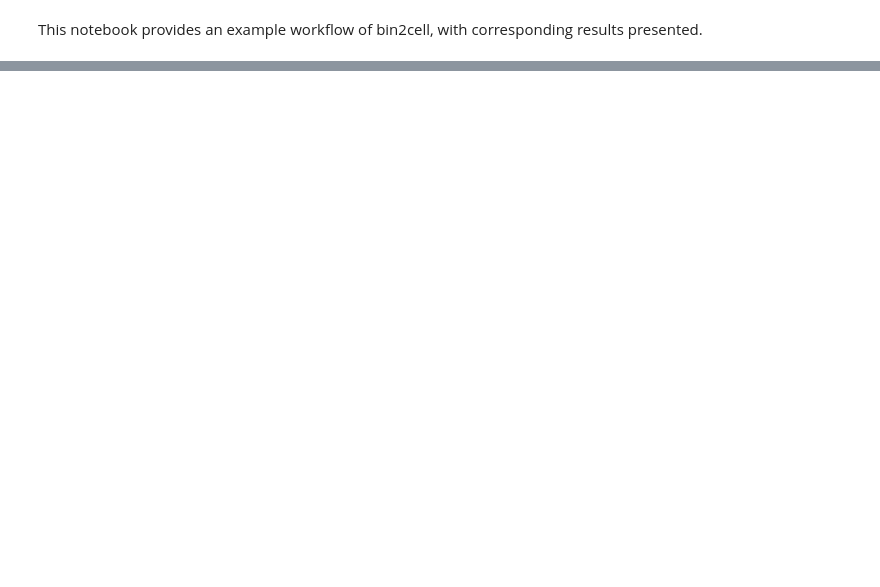
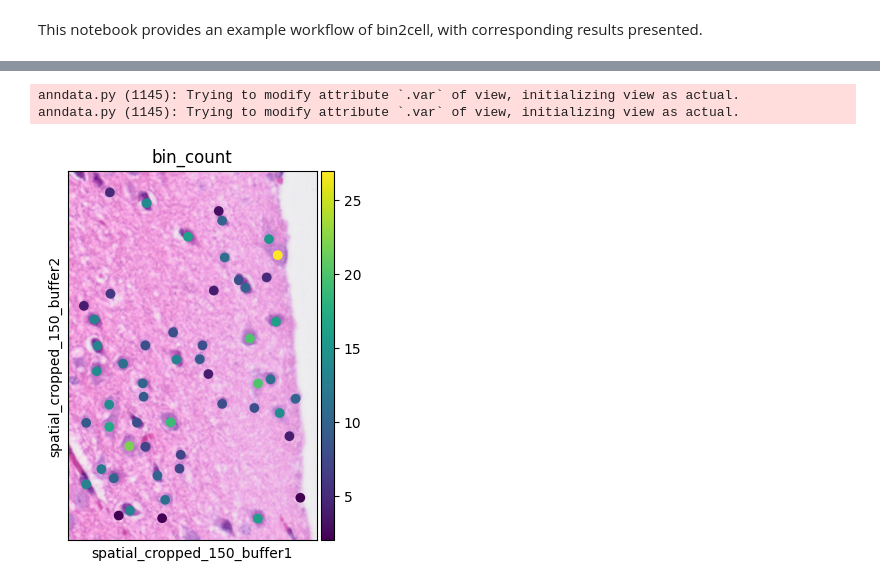
Before and after one commit to danielchen05/hicks-lab-personal, a Jupyter notebook: bin2cellpractice.ipynb, the cells around one changed output, grey strips where cells are left out. Drawn from its saved outputs; the diff is of its cells as text; code cells hidden in the pictures; blank space fills up the shorter version.

```diff
--- a/bin2cellpractice.ipynb
+++ b/bin2cellpractice.ipynb
@@ -91,0 +113,16 @@ Error:
+# %%
+# GROUP BINS INTO CELLS
+cdata = b2c.bin_to_cell(adata, labels_key="labels_he", spatial_keys=["spatial", "spatial_cropped_150_buffer"])
+cell_mask = ((cdata.obs['array_row'] >= 1450) &
+             (cdata.obs['array_row'] <= 1550) &
+             (cdata.obs['array_col'] >= 250) &
+             (cdata.obs['array_col'] <= 450)
+            )
+
+ddata = cdata[cell_mask]
+sc.pl.spatial(ddata, color=["bin_count"],
+              img_key="0.3_mpp_150_buffer", basis="spatial_cropped_150_buffer")
+# %% [output]
+anndata.py (1145): Trying to modify attribute `.var` of view, initializing view as actual.
+anndata.py (1145): Trying to modify attribute `.var` of view, initializing view as actual.
+[figure, added]
```
Also changed, not shown: parts of 5 cells of this notebook.
